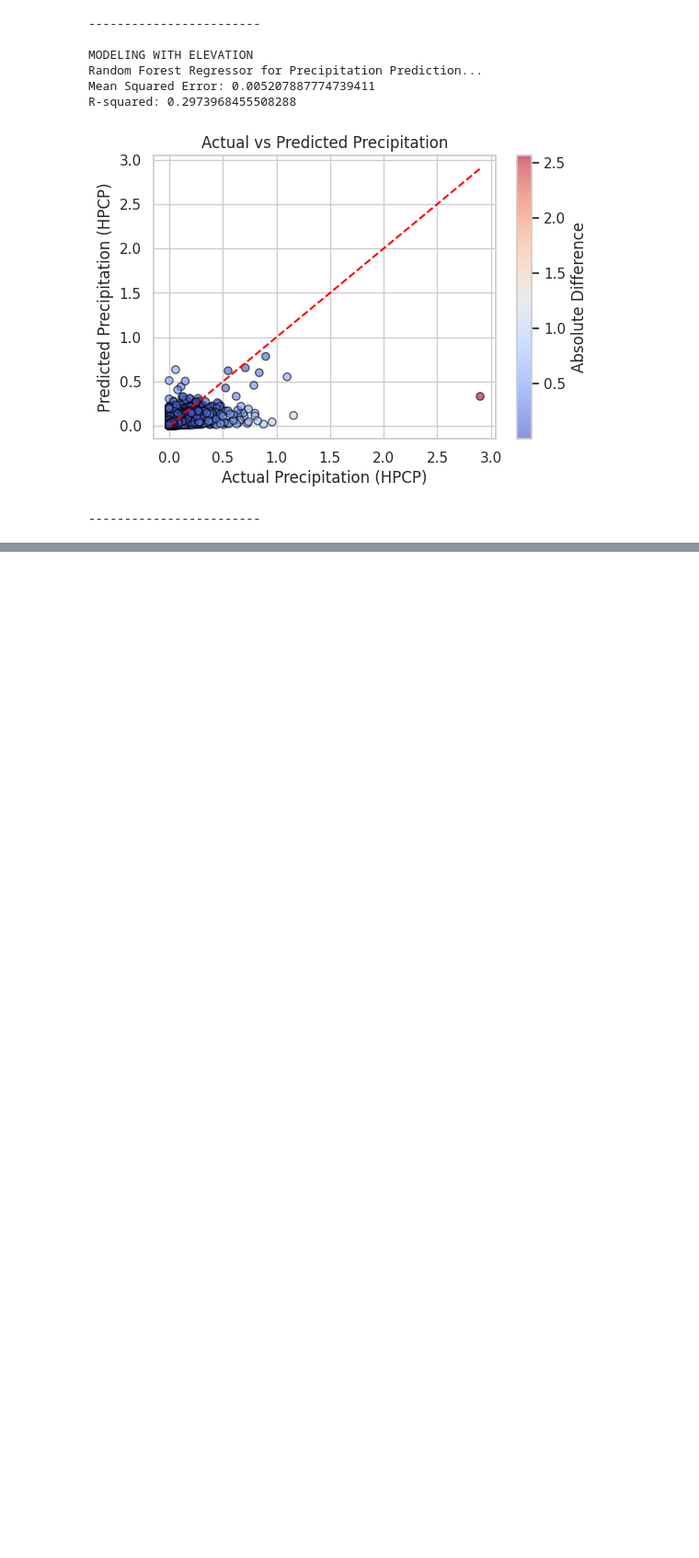
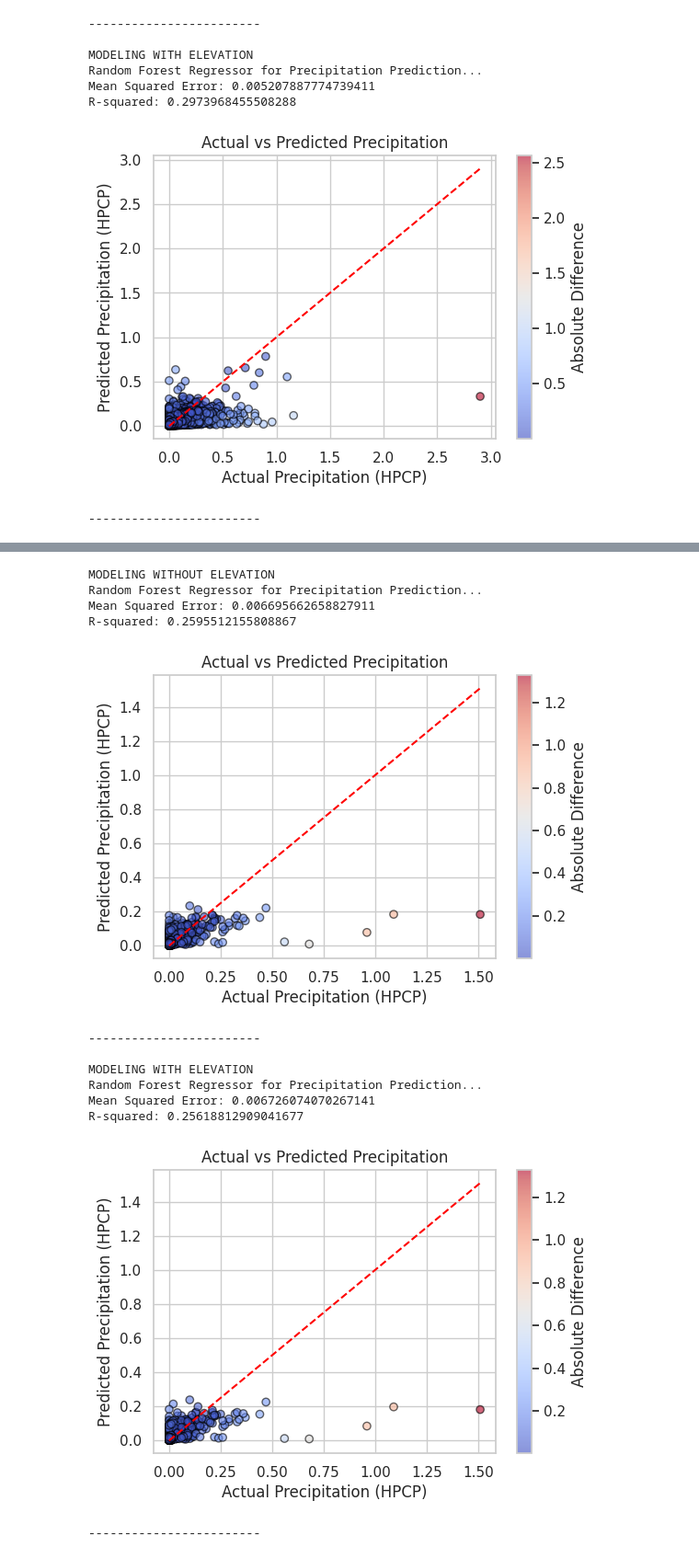
Before and after one commit to melina-thegarza/ml-climate, a Jupyter notebook: src/ml_climate_precipitation_prediction.ipynb, the cells around one changed output, grey strips where cells are left out. Shown at 92% size. Drawn from its saved outputs; the diff is of its cells as text; code cells hidden in the pictures; blank space fills up the shorter version.

Commit message:
3/13, found additional weather dataset, combined with precipitation data

```diff
--- a/src/ml_climate_precipitation_prediction.ipynb
+++ b/src/ml_climate_precipitation_prediction.ipynb
@@ -97,7 +97,7 @@ def preprocess_for_ml(df):
 
 
     #drop cols for are not necessary
-    df = df.drop(columns=['STATION', 'STATION_NAME', 'Measurement Flag', 'Quality Flag'])
+    df = df.drop(columns=['STATION_NAME', 'Measurement Flag', 'Quality Flag'])
 
     return df
 
@@ -153,12 +153,12 @@ def classify_heavy_rain_xgb(df, threshold=0.3, use_elevation=True):
     smote = SMOTE(random_state=42)
     X_train_res, y_train_res = smote.fit_resample(X_train, y_train)
 
-    scale_pos_weight = (y_train == 0).sum() / (y_train == 1).sum()
+    # scale_pos_weight = (y_train == 0).sum() / (y_train == 1).sum()
 
 
     # Model: XGBoost Classifier
-    xgb_class_model = xgb.XGBClassifier(objective='binary:logistic', random_state=42, scale_pos_weight=scale_pos_weight)
-    xgb_class_model.fit(X_train, y_train)
+    xgb_class_model = xgb.XGBClassifier(objective='binary:logistic', random_state=42)
+    xgb_class_model.fit(X_train_res, y_train_res)
 
 
     y_pred_proba = xgb_class_model.predict_proba(X_test)[:, 1]
@@ -433,3 +433,8 @@ Mean Squared Error: 0.005207887774739411
 R-squared: 0.2973968455508288
 [figure]
 ------------------------
+# %%
+import pandas as pd
+#new dataset with more information about the weather(i.e. temperature, wind, cloud coverage, etc.)
+df = pd.read_csv('/content/drive/MyDrive/2010_weather_MA.csv')
+print(df)
@@ -435,0 +585,10 @@ R-squared: 0.2973968455508288
+# %%
+df = combined_df
+### XGBoost
+
+print("MODELING WITH ELEVATION")
+
+print("XGBoost Classifier for Heavy Rain Prediction...")
+classify_heavy_rain_xgb_combined(df, threshold=0.3)
+
+print("------------------------\n")
@@ -435,0 +645,31 @@ R-squared: 0.2973968455508288
+# %%
+### Random Forest Regressor(predicting actual continuous HPCP value)
+print("MODELING WITHOUT ELEVATION")
+
+print("Random Forest Regressor for Precipitation Prediction...")
+precipitation_random_forest_regressor_combined(df, use_elevation=False)
+
+print("------------------------\n")
+
+#modeling with elevation feature
+print("MODELING WITH ELEVATION")
+
+
+print("Random Forest Regressor for Precipitation Prediction...")
+precipitation_random_forest_regressor_combined(df)
+
+print("------------------------\n")
+# %% [output]
+MODELING WITHOUT ELEVATION
+Random Forest Regressor for Precipitation Prediction...
+Mean Squared Error: 0.006695662658827911
+R-squared: 0.2595512155808867
+[figure, added]
+------------------------
+
+MODELING WITH ELEVATION
+Random Forest Regressor for Precipitation Prediction...
+Mean Squared Error: 0.006726074070267141
+R-squared: 0.25618812909041677
+[figure, added]
+------------------------
```
Also changed, not shown: parts of 7 cells of this notebook, 5 other files.
